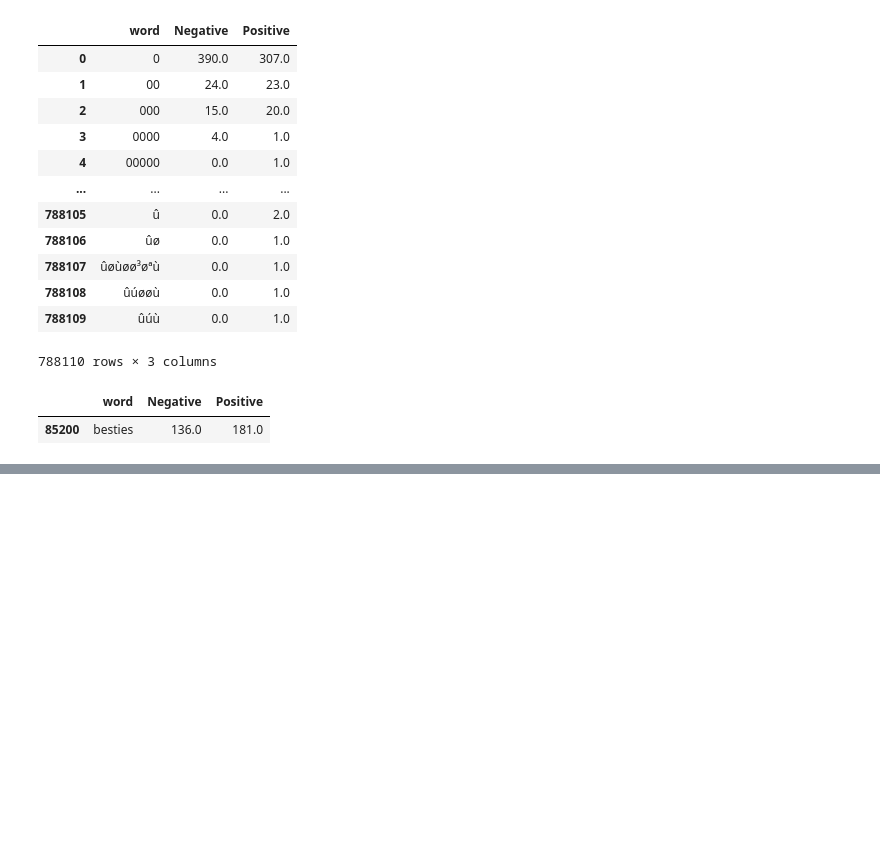
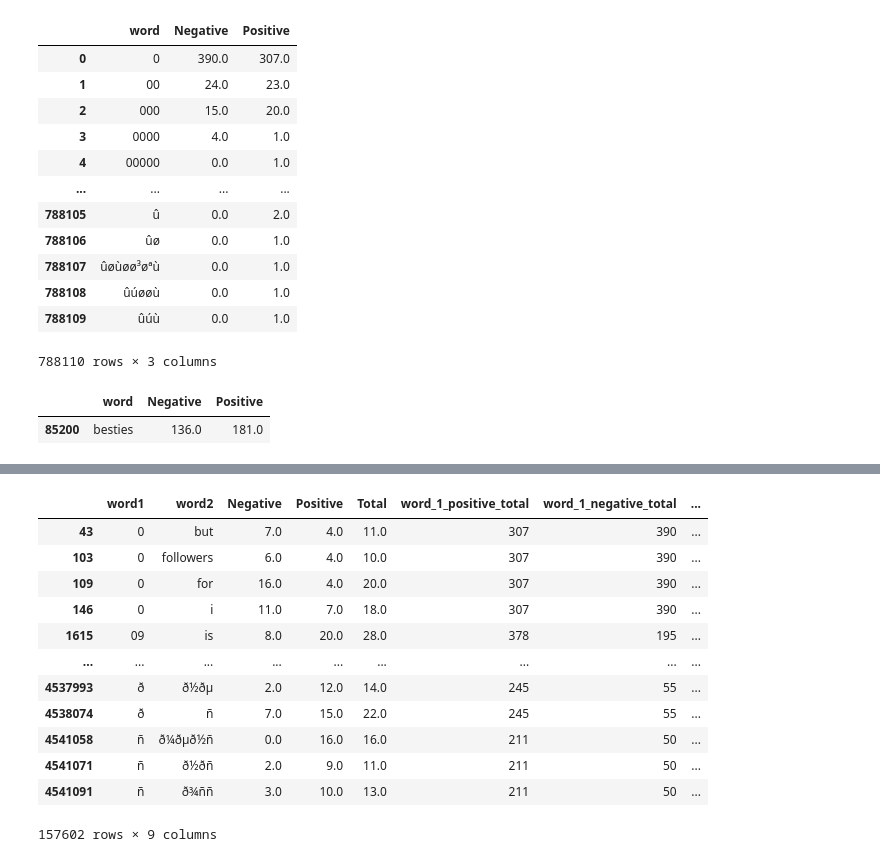
Before and after one commit to kevinyu328/ds4300-final-project, a Jupyter notebook: DS 4300 Project Cleaning.ipynb, the cells around one changed output, grey strips where cells are left out. Cells and saved outputs as stored; diff of their text form; code cells hidden in the pictures; blank space fills up the shorter version.

```diff
--- a/DS 4300 Project Cleaning.ipynb
+++ b/DS 4300 Project Cleaning.ipynb
@@ -254,0 +290,17 @@ df_bigrams.to_sql(name='words', con=db_connection, if_exists='append')
+# %%
+bigram_small = bigram_small.rename(columns={"word 1": "word1", "word 2": "word2"})
+bigram_small
+# %% [output]
+|  | word1 | word2 | Negative | Positive | Total | word_1_positive_total | word_1_negative_total | ... |
+| 43 | 0 | but | 7.0 | 4.0 | 11.0 | 307 | 390 | ... |
+| 103 | 0 | followers | 6.0 | 4.0 | 10.0 | 307 | 390 | ... |
+| 109 | 0 | for | 16.0 | 4.0 | 20.0 | 307 | 390 | ... |
+| 146 | 0 | i | 11.0 | 7.0 | 18.0 | 307 | 390 | ... |
+| 1615 | 09 | is | 8.0 | 20.0 | 28.0 | 378 | 195 | ... |
+| ... | ... | ... | ... | ... | ... | ... | ... | ... |
+| 4537993 | ð | ð½ðµ | 2.0 | 12.0 | 14.0 | 245 | 55 | ... |
+| 4538074 | ð | ñ | 7.0 | 15.0 | 22.0 | 245 | 55 | ... |
+| 4541058 | ñ | ð¼ðµð½ñ | 0.0 | 16.0 | 16.0 | 211 | 50 | ... |
+| 4541071 | ñ | ð½ðñ | 2.0 | 9.0 | 11.0 | 211 | 50 | ... |
+| 4541091 | ñ | ð¾ññ | 3.0 | 10.0 | 13.0 | 211 | 50 | ... |
+157602 rows × 9 columns
```
Also changed, not shown: parts of 20 cells of this notebook.
